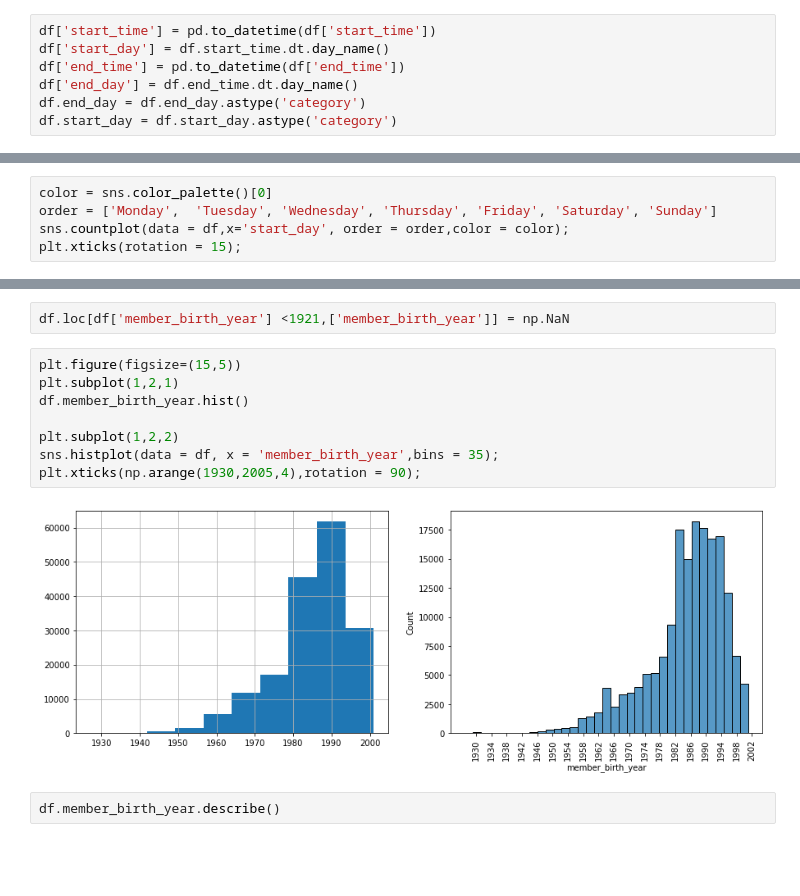
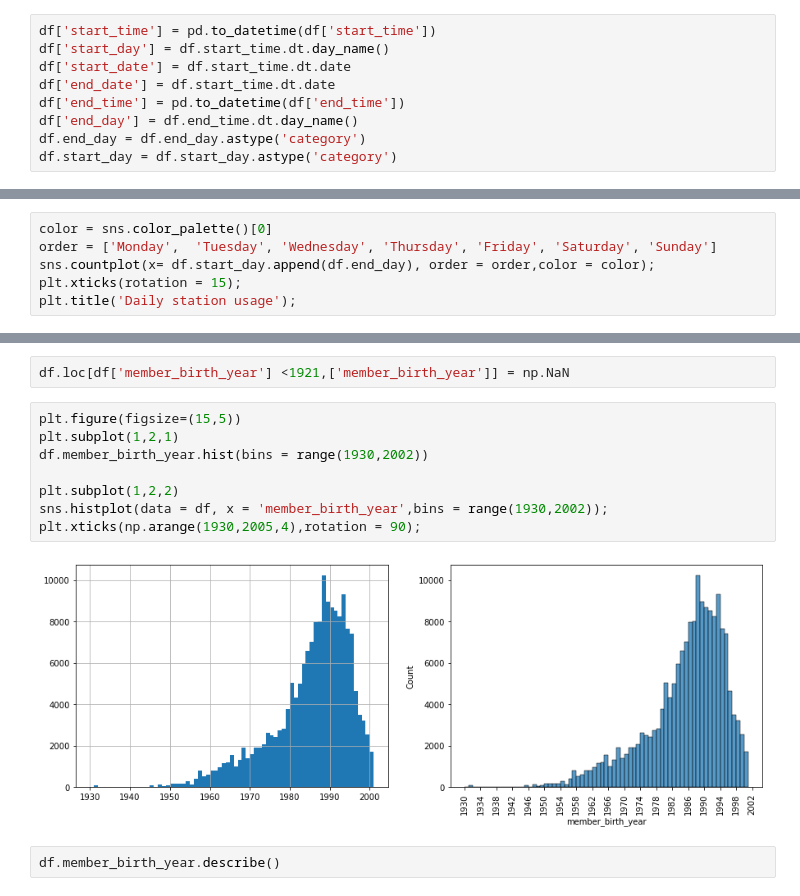
Before and after one commit to Zwuka/Udacity_data_visualization, a Jupyter notebook: Part_I_exploration_template.ipynb, the cells around one changed output, grey strips where cells are left out. Drawn from its saved outputs; the diff is of its cells as text; blank space fills up the shorter version.

```diff
--- a/Part_I_exploration_template.ipynb
+++ b/Part_I_exploration_template.ipynb
@@ -97,6 +99,8 @@ Start and end time should be transformed to datetime objects, also I should add
 # %%
 df['start_time'] = pd.to_datetime(df['start_time'])
 df['start_day'] = df.start_time.dt.day_name()
+df['start_date'] = df.start_time.dt.date
+df['end_date'] = df.start_time.dt.date
 df['end_time'] = pd.to_datetime(df['end_time'])
 df['end_day'] = df.end_time.dt.day_name()
 df.end_day = df.end_day.astype('category')
@@ -250,6 +232,7 @@ df.hist(figsize=(20,20));
 # %%
 color = sns.color_palette()[0]
 order = ['Monday',  'Tuesday', 'Wednesday', 'Thursday', 'Friday', 'Saturday', 'Sunday']
-sns.countplot(data = df,x='start_day', order = order,color = color);
+sns.countplot(x= df.start_day.append(df.end_day), order = order,color = color);
 plt.xticks(rotation = 15);
+plt.title('Daily station usage');
 # %% [output]
@@ -321,13 +307,13 @@ df.loc[df['member_birth_year'] <1921,['member_birth_year']] = np.NaN
 # %%
 plt.figure(figsize=(15,5))
 plt.subplot(1,2,1)
-df.member_birth_year.hist()
+df.member_birth_year.hist(bins = range(1930,2002))
 
 plt.subplot(1,2,2)
-sns.histplot(data = df, x = 'member_birth_year',bins = 35);
+sns.histplot(data = df, x = 'member_birth_year',bins = range(1930,2002));
 plt.xticks(np.arange(1930,2005,4),rotation = 90);
 # %% [output]
-[figure, old version]
+[figure, new version]
 # %%
 df.member_birth_year.describe()
 # %% [output]
```
Also changed, not shown: parts of 90 cells of this notebook, 3 other files.
